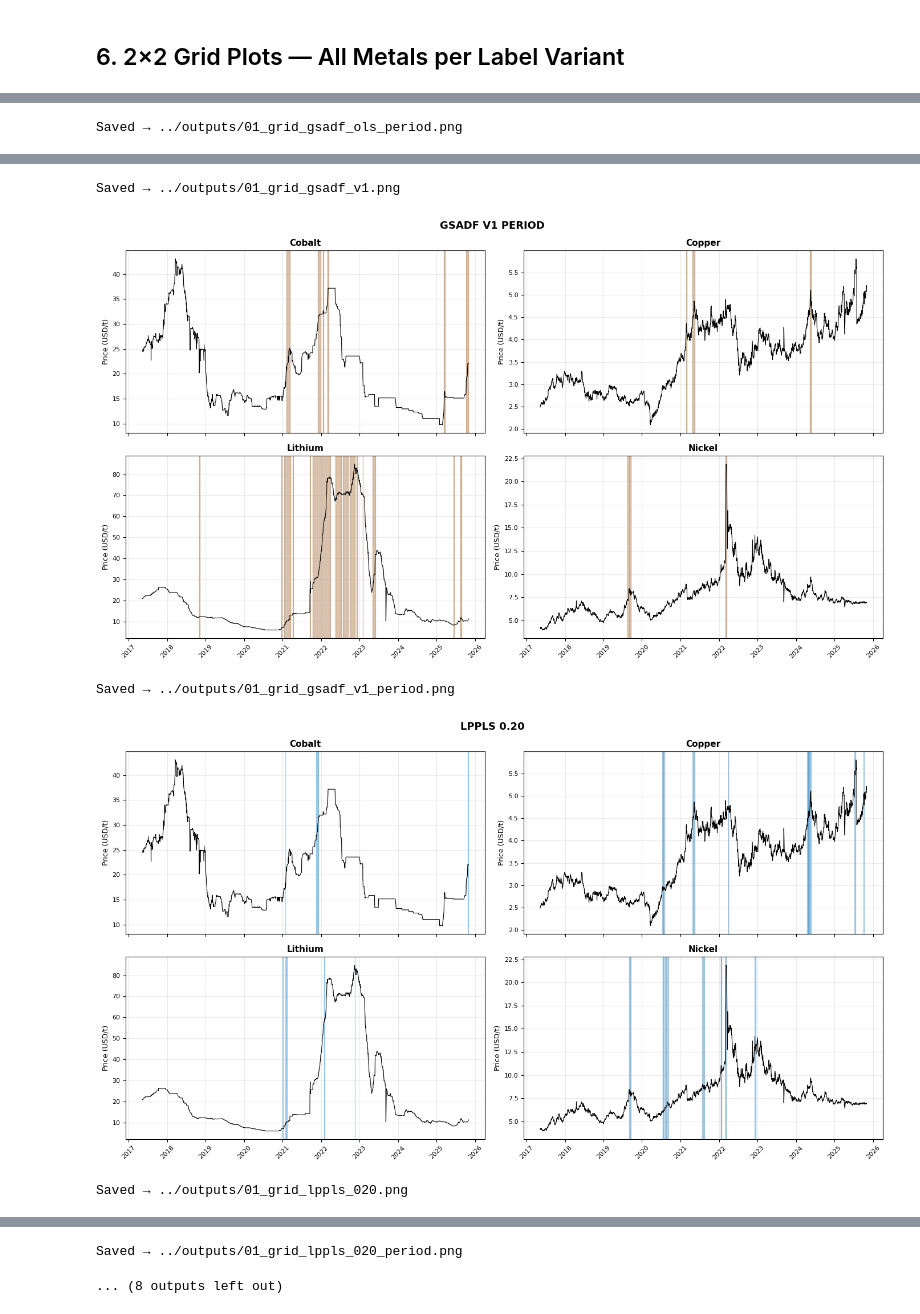
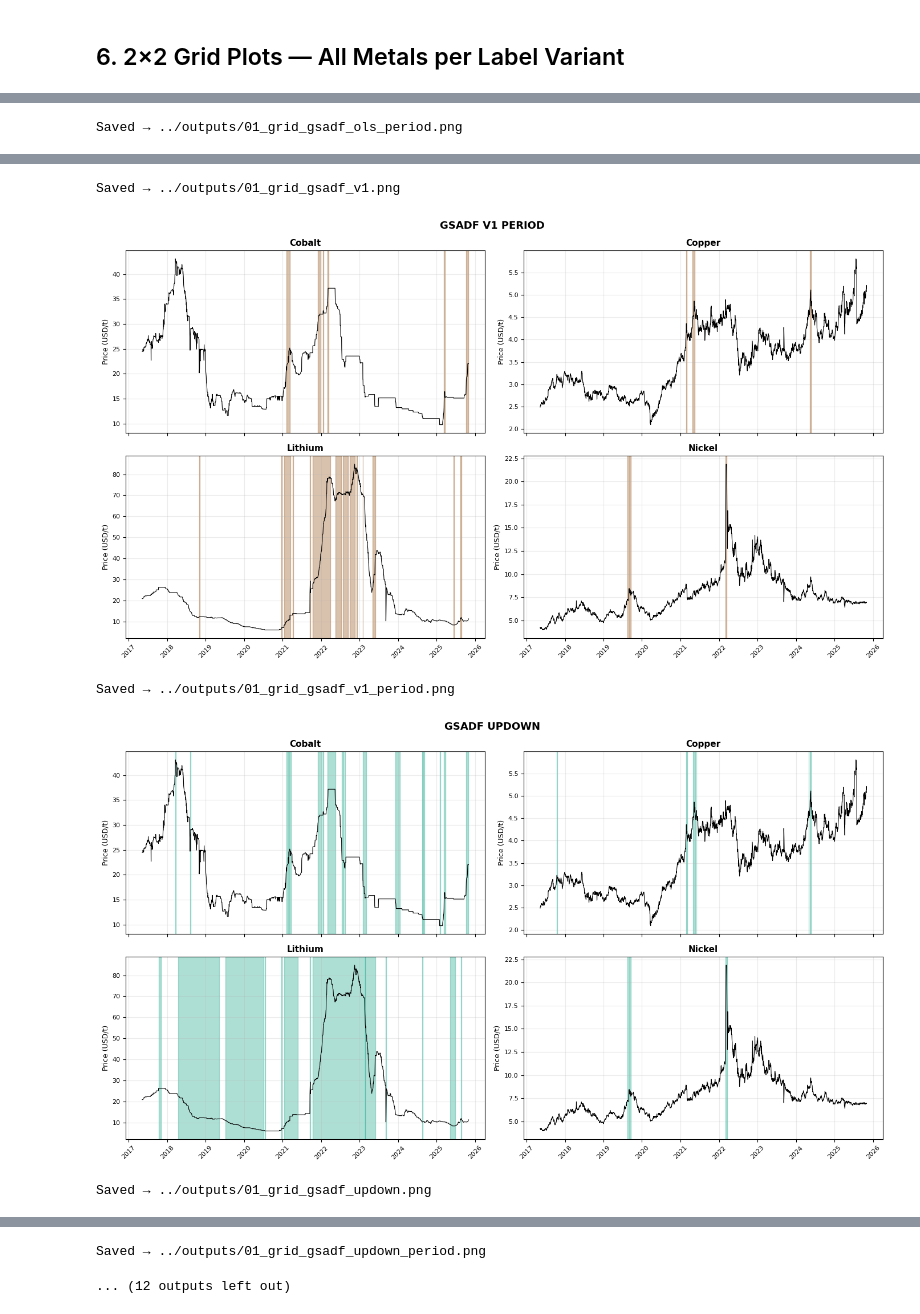
Before and after one commit to Doosheck/metals, a Jupyter notebook: notebooks/01_data_preparation.ipynb, the cells around one changed output, grey strips where cells are left out. Drawn from its saved outputs; the diff is of its cells as text; code cells hidden in the pictures.

```diff
--- a/notebooks/01_data_preparation.ipynb
+++ b/notebooks/01_data_preparation.ipynb
@@ -144,12 +155,16 @@ labels   = df[['Date']].copy()
 MAX_GAP  = 5
 MIN_DUR  = 3
 
-print('GSADF bubble labels  (OLS and V1 specifications):')
-print(f'{"Metal":10s}  {"Variant":24s}  {"Days":>5s}  {"Prev%":>6s}  {"Episodes":>8s}  {"Avg Len":>7s}')
-print('-' * 68)
+print('GSADF bubble labels  (OLS, V1, and Up+Down specifications):')
+print(f'{"Metal":10s}  {"Variant":28s}  {"Days":>5s}  {"Prev%":>6s}  {"Episodes":>8s}  {"Avg Len":>7s}')
+print('-' * 72)
+
+# OLS and V1 apply upward-trend filter (from the original R scripts)
+# UD (up+down) includes ALL datestamped episodes regardless of price direction
+SPECS = [('ols', '_OLS'), ('v1', '_V1'), ('updown', '_UD')]
 
 for metal, col in METALS.items():
-    for spec, sfx in [('ols', '_OLS'), ('v1', '_V1')]:
+    for spec, sfx in SPECS:
         raw_arr    = df[f'{col}_BD{sfx}'].values.astype(int)
         period_arr = apply_period_morphology(raw_arr, MAX_GAP, MIN_DUR)
         for vname, arr in [(f'gsadf_{spec}', raw_arr),
@@ -157,7 +172,7 @@ for metal, col in METALS.items():
             labels[f'{metal}_{vname}'] = arr
             n     = int(arr.sum())
             n_ep, avg_l = count_episodes(arr)
-            print(f'{metal:10s}  {vname:24s}  {n:5d}  {100*n/len(df):5.1f}%  '
+            print(f'{metal:10s}  {vname:28s}  {n:5d}  {100*n/len(df):5.1f}%  '
                   f'{n_ep:8d}  {avg_l:6.1f}d')
     print()
 # %% [output]
@@ -358,7 +373,11 @@ Nickel      lppls_0.01_period           203    9.4%        11    18.5d
 import matplotlib.pyplot as plt
 
 # ── Ordered variant list: base then period for each method ────────────────
-GSADF_VARIANTS = ['gsadf_ols', 'gsadf_ols_period', 'gsadf_v1', 'gsadf_v1_period']
+GSADF_VARIANTS = [
+    'gsadf_ols', 'gsadf_ols_period',
+    'gsadf_v1', 'gsadf_v1_period',
+    'gsadf_updown', 'gsadf_updown_period',
+]
 LPPLS_VARIANTS = []
 for t in LPPLS_THRESHOLDS:
     LPPLS_VARIANTS.extend([f'lppls_{t:.2f}', f'lppls_{t:.2f}_period'])
@@ -581,16 +603,18 @@ METAL_LIST = [('Cobalt', 'CODALY'), ('Copper', 'CUDALY'),
               ('Lithium', 'LIDALY'), ('Nickel', 'NIDALY')]
 
 ALL_VARIANTS = [
-    ('gsadf_ols',          '#e74c3c'),
-    ('gsadf_ols_period',   '#922b21'),
-    ('gsadf_v1',           '#e67e22'),
-    ('gsadf_v1_period',    '#935116'),
-    ('lppls_0.20',         '#2e86c1'),
-    ('lppls_0.20_period',  '#154360'),
-    ('lppls_0.10',         '#27ae60'),
-    ('lppls_0.10_period',  '#145a32'),
-    ('lppls_0.01',         '#8e44ad'),
-    ('lppls_0.01_period',  '#4a235a'),
+    ('gsadf_ols',            '#e74c3c'),
+    ('gsadf_ols_period',     '#922b21'),
+    ('gsadf_v1',             '#e67e22'),
+    ('gsadf_v1_period',      '#935116'),
+    ('gsadf_updown',         '#17a589'),
+    ('gsadf_updown_period',  '#0e6655'),
+    ('lppls_0.20',           '#2e86c1'),
+    ('lppls_0.20_period',    '#154360'),
+    ('lppls_0.10',           '#27ae60'),
+    ('lppls_0.10_period',    '#145a32'),
+    ('lppls_0.01',           '#8e44ad'),
+    ('lppls_0.01_period',    '#4a235a'),
 ]
 
 dates = output['Date']
@@ -614,32 +638,32 @@ for vname, color in ALL_VARIANTS:
                     ax.axvspan(s, dates.iloc[i], color=color, alpha=0.35)
                     in_b = False
 
         ax.set_title(metal, fontsize=11, fontweight='bold')
         ax.set_ylabel('Price (USD/t)', fontsize=9)
         ax.xaxis.set_major_locator(mdates.YearLocator())
         ax.xaxis.set_major_formatter(mdates.DateFormatter('%Y'))
         ax.tick_params(axis='x', labelsize=8, rotation=45)
         ax.tick_params(axis='y', labelsize=8)
         ax.grid(alpha=0.25)
 
     plt.suptitle(vname.replace('_', ' ').upper(), fontsize=13, fontweight='bold')
     plt.tight_layout()
 
     safe_name = vname.replace('.', '')
     out_path = f'../outputs/01_grid_{safe_name}.png'
     plt.savefig(out_path, dpi=150, bbox_inches='tight', facecolor='white')
     plt.show()
     print(f'Saved → {out_path}')
 
 print('\nAll 2×2 grid plots saved.')
 # %% [output]
 [figure]
 Saved → ../outputs/01_grid_gsadf_ols.png
 [figure]
 Saved → ../outputs/01_grid_gsadf_ols_period.png
 [figure]
 Saved → ../outputs/01_grid_gsadf_v1.png
 [figure]
 Saved → ../outputs/01_grid_gsadf_v1_period.png
-[figure, old version]
+[figure, new version]
-Saved → ../outputs/01_grid_lppls_020.png
+Saved → ../outputs/01_grid_gsadf_updown.png
@@ -647,2 +671,2 @@ Saved → ../outputs/01_grid_lppls_020.png
-Saved → ../outputs/01_grid_lppls_020_period.png
+Saved → ../outputs/01_grid_gsadf_updown_period.png
-... (8 outputs left out)
+... (12 outputs left out)
```
Also changed, not shown: parts of 5 cells of this notebook, 46 other files.
